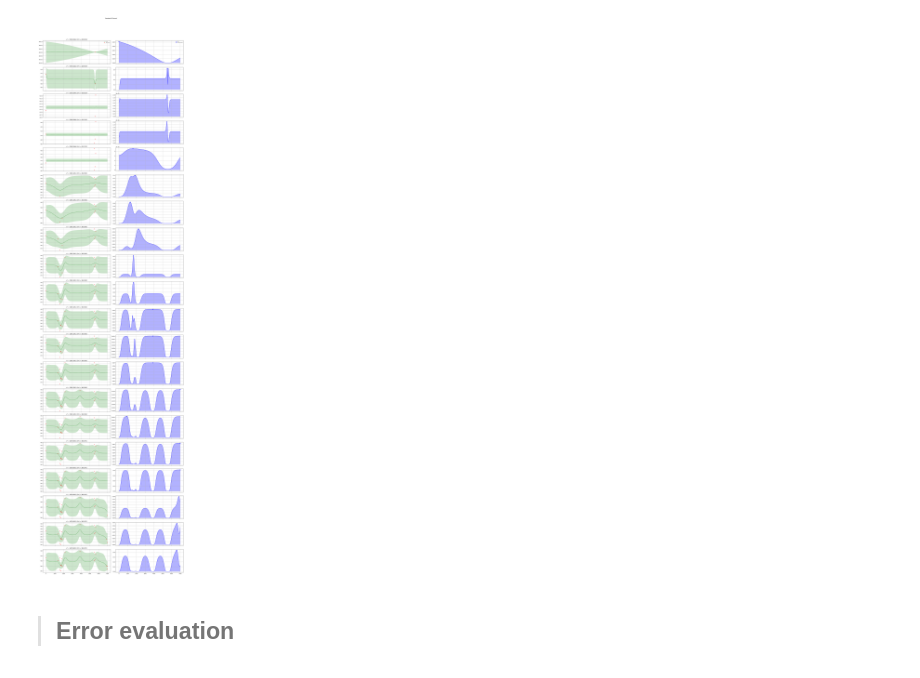
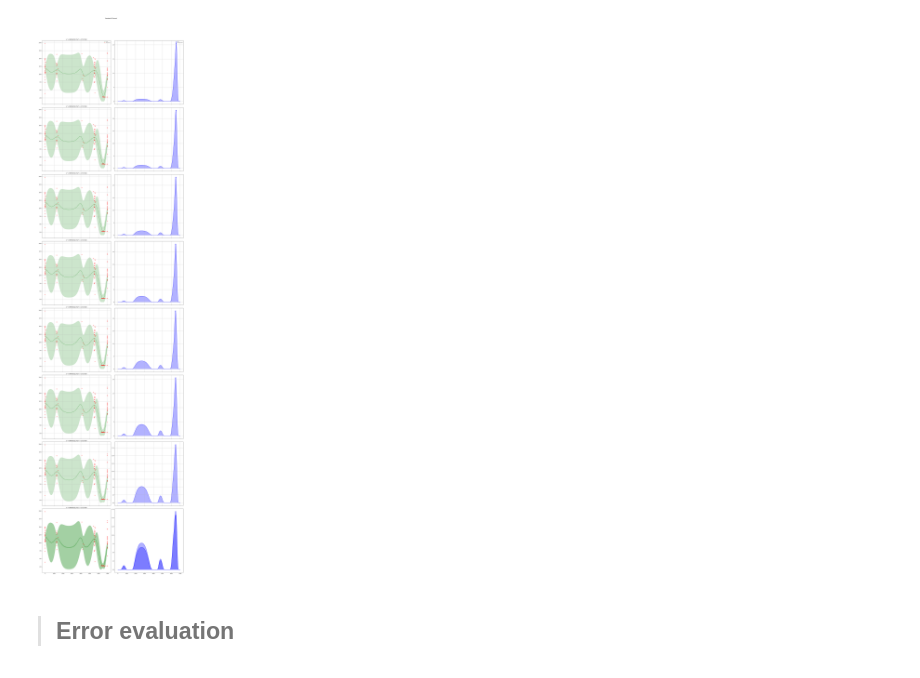
Before and after one commit to Art-1313/particles, a Jupyter notebook: lib/test.ipynb, the cells around one changed output. Saved outputs shown, nothing was run; the diff lists cells and outputs as text; code cells hidden in the pictures.

```diff
--- a/lib/test.ipynb
+++ b/lib/test.ipynb
@@ -108,24 +108,26 @@ def plot_optimizer(res, n_iter, max_iters=5):
 opt_gp = Optimizer([(1., 7000.)], base_estimator="GP", n_initial_points=1,
                 acq_optimizer="sampling", random_state=42)
 # %%
-n_events = int(1e5)
+n_events = int(1e7)
 
 fig = plt.figure(figsize=(20, 80))
 fig.suptitle("Standard GP kernel")
 
-itrs = 20
+itrs = 40
 
 for i in range(itrs):
 
     next_x = opt_gp.ask()
     f_val = objective(next_x, n_events, refs, np.sum)
     res = opt_gp.tell(next_x, f_val)
 
-    plot_optimizer(res, n_iter=i, max_iters=itrs)
+    if (i % 5 == 0) + (i == itrs - 1):
+
+        plot_optimizer(res, n_iter=i // 5, max_iters=itrs // 5)
 
 plt.tight_layout(rect=[0, 0.03, 1, 0.95])
 # %% [output]
-[figure, old version]
+[figure, new version]
 # %% [markdown]
 > ## Error evaluation
 # %%
```
Also changed, not shown: parts of 11 cells of this notebook.
